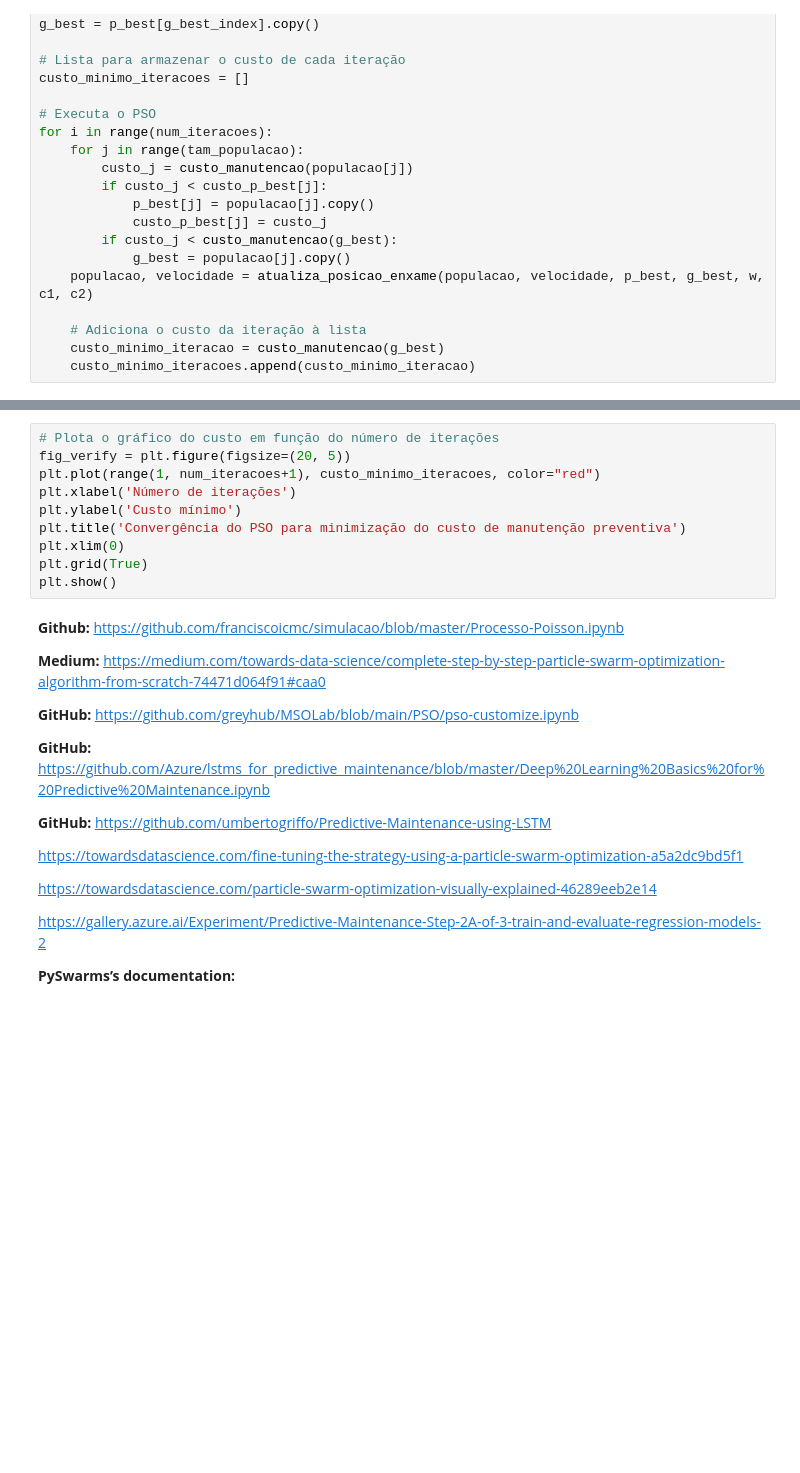
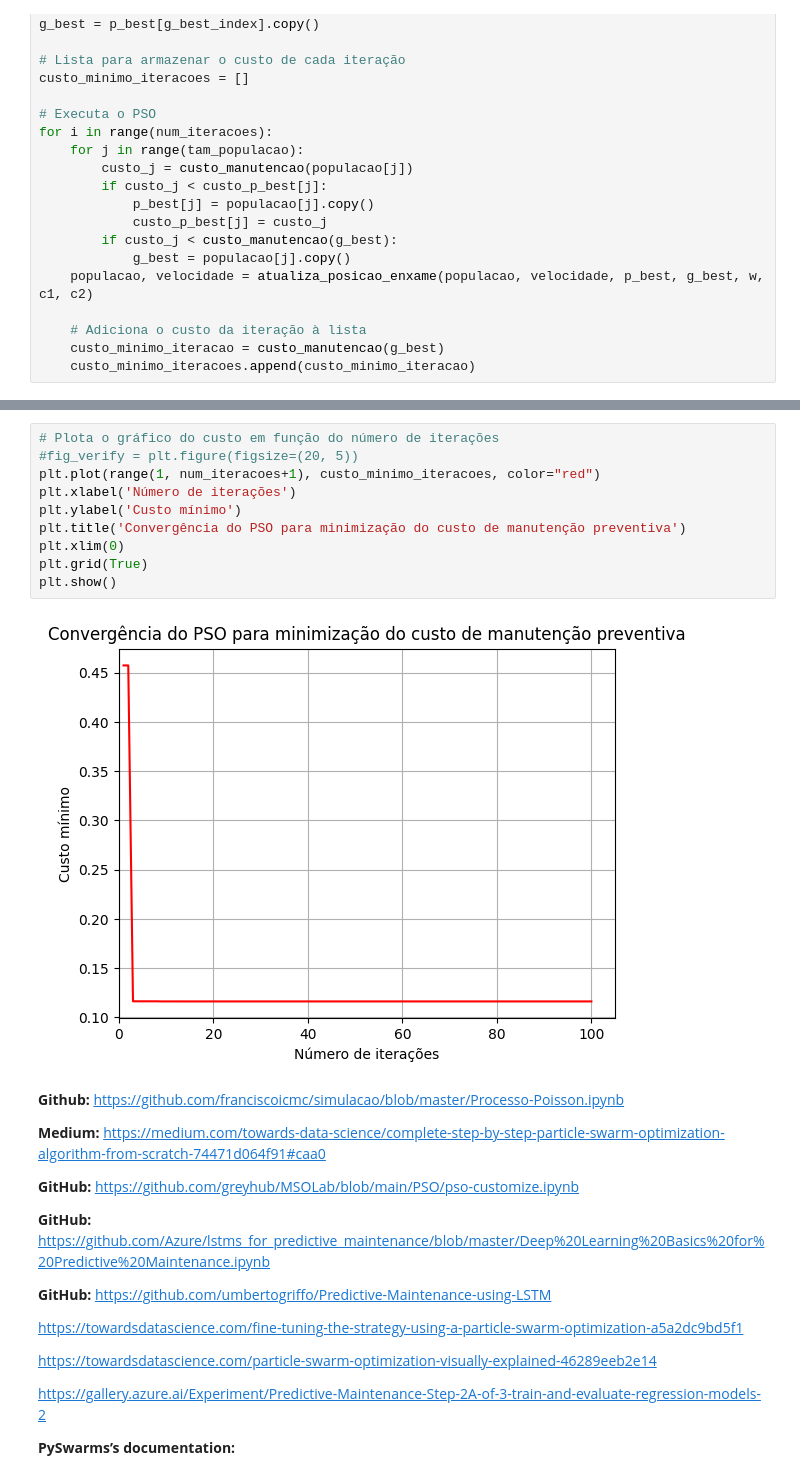
Before and after one commit to uervitonsantos/Algoritmo-PSO-para-otimiza-o-de-custo-de-manuten-o-preventiva, a Jupyter notebook: algoritmo_pso_para_otimiza_o_de_custo_de_manuten_o_preventiva_v4.ipynb, the cells around one changed output, grey strips where cells are left out. Drawn from its saved outputs; the diff is of its cells as text; blank space fills up the shorter version.

```diff
--- a/algoritmo_pso_para_otimiza_o_de_custo_de_manuten_o_preventiva_v4.ipynb
+++ b/algoritmo_pso_para_otimiza_o_de_custo_de_manuten_o_preventiva_v4.ipynb
@@ -192,13 +211,15 @@ print("Custo mínimo encontrado:", custo_manutencao(g_best))
 # %%
 # Plota o gráfico do custo em função do número de iterações
-fig_verify = plt.figure(figsize=(20, 5))
+#fig_verify = plt.figure(figsize=(20, 5))
 plt.plot(range(1, num_iteracoes+1), custo_minimo_iteracoes, color="red")
 plt.xlabel('Número de iterações')
 plt.ylabel('Custo mínimo')
 plt.title('Convergência do PSO para minimização do custo de manutenção preventiva')
 plt.xlim(0)
 plt.grid(True)
 plt.show()
+# %% [output]
+[figure, added]
 # %% [markdown]
 **Github:** https://github.com/franciscoicmc/simulacao/blob/master/Processo-Poisson.ipynb
 
```
Also changed, not shown: parts of 5 cells of this notebook.
